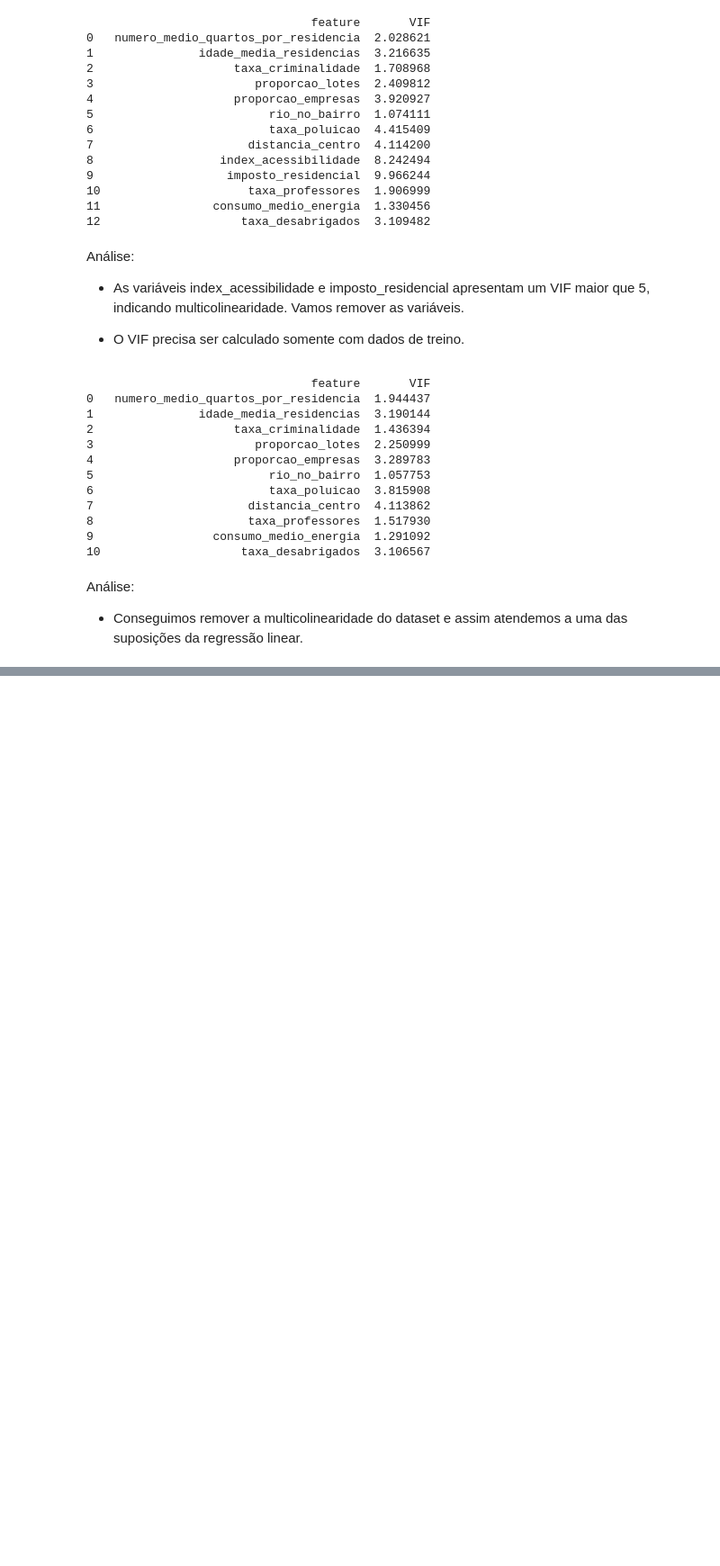
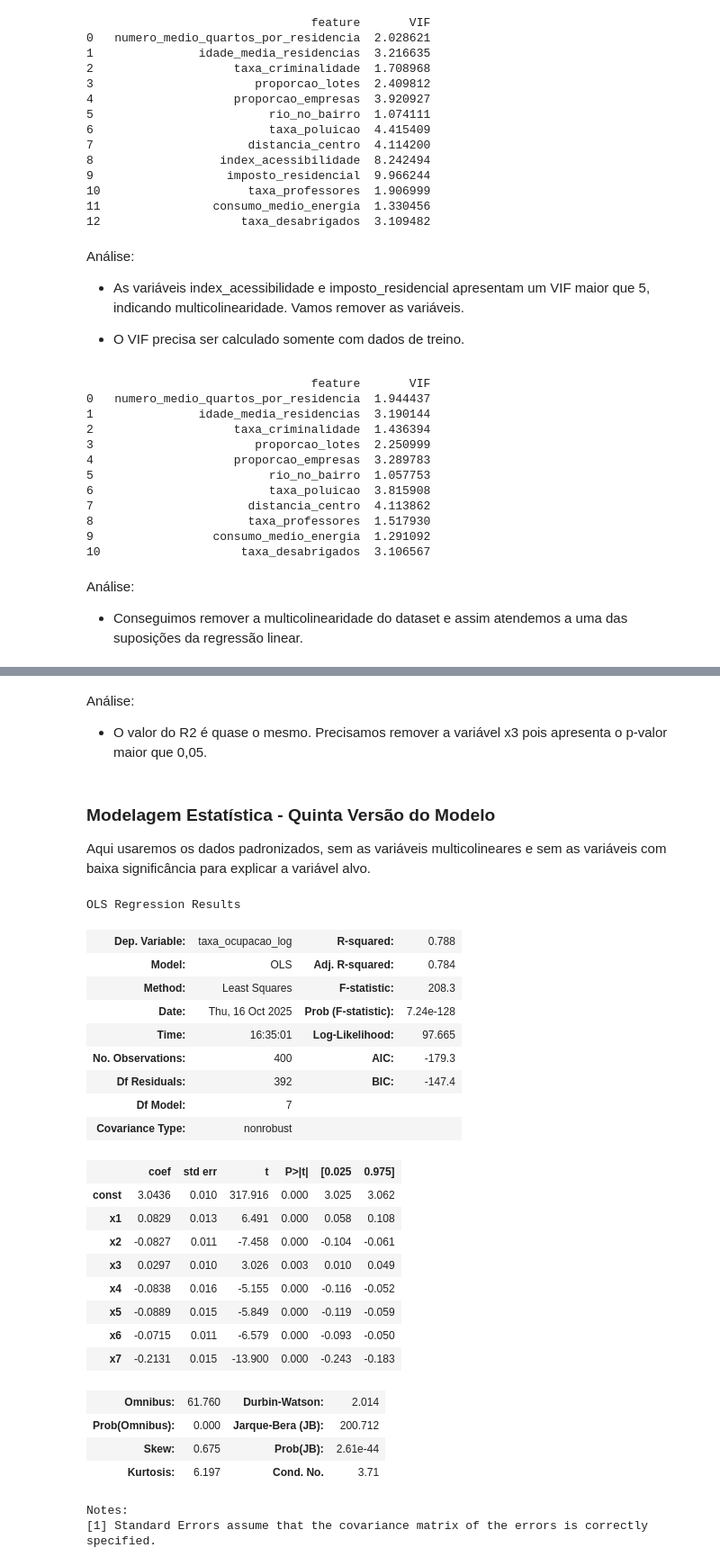
Before and after one commit to prisciladalepiane/machine-learning, a Jupyter notebook: 02-mat-est-aplicada/07-ocupacao-imoveis.ipynb, the cells around one changed output, grey strips where cells are left out. Shown at 90% size. Drawn from its saved outputs; the diff is of its cells as text; code cells hidden in the pictures; blank space fills up the shorter version.

```diff
--- a/02-mat-est-aplicada/07-ocupacao-imoveis.ipynb
+++ b/02-mat-est-aplicada/07-ocupacao-imoveis.ipynb
@@ -600,0 +691,47 @@ X_teste_scaled = df_X_teste.to_numpy()
+# %% [markdown]
+Análise:
+
+- O valor do R2 é quase o mesmo. Precisamos remover a variável x3 pois apresenta o p-valor maior que 0,05.
+# %%
+# Removemos a coluna de índice 2 em treino
+X_treino_clean2 = np.delete(X_treino_clean, [2], axis = 1)
+
+# Removemos a coluna de índice 2 em teste
+X_teste_clean2 = np.delete(X_teste_clean, [2], axis = 1)
+# %% [markdown]
+### Modelagem Estatística - Quinta Versão do Modelo
+
+Aqui usaremos os dados padronizados, sem as variáveis multicolineares e sem as variáveis com baixa significância para explicar a variável alvo.
+# %%
+# Adiciona a constante
+X_treino_const = sm.add_constant(X_treino_clean2)
+# %%
+# Cria o modelo
+modelo_v5 = sm.OLS(y_treino, X_treino_const).fit()
+modelo_v5.summary()
+# %% [output]
+OLS Regression Results
+| Dep. Variable: | taxa_ocupacao_log | R-squared: | 0.788 |
+| Model: | OLS | Adj. R-squared: | 0.784 |
+| Method: | Least Squares | F-statistic: | 208.3 |
+| Date: | Thu, 16 Oct 2025 | Prob (F-statistic): | 7.24e-128 |
+| Time: | 16:35:01 | Log-Likelihood: | 97.665 |
+| No. Observations: | 400 | AIC: | -179.3 |
+| Df Residuals: | 392 | BIC: | -147.4 |
+| Df Model: | 7 |  |  |
+| Covariance Type: | nonrobust |  |  |
+|  | coef | std err | t | P>|t| | [0.025 | 0.975] |
+| const | 3.0436 | 0.010 | 317.916 | 0.000 | 3.025 | 3.062 |
+| x1 | 0.0829 | 0.013 | 6.491 | 0.000 | 0.058 | 0.108 |
+| x2 | -0.0827 | 0.011 | -7.458 | 0.000 | -0.104 | -0.061 |
+| x3 | 0.0297 | 0.010 | 3.026 | 0.003 | 0.010 | 0.049 |
+| x4 | -0.0838 | 0.016 | -5.155 | 0.000 | -0.116 | -0.052 |
+| x5 | -0.0889 | 0.015 | -5.849 | 0.000 | -0.119 | -0.059 |
+| x6 | -0.0715 | 0.011 | -6.579 | 0.000 | -0.093 | -0.050 |
+| x7 | -0.2131 | 0.015 | -13.900 | 0.000 | -0.243 | -0.183 |
+| Omnibus: | 61.760 | Durbin-Watson: | 2.014 |
+| Prob(Omnibus): | 0.000 | Jarque-Bera (JB): | 200.712 |
+| Skew: | 0.675 | Prob(JB): | 2.61e-44 |
+| Kurtosis: | 6.197 | Cond. No. | 3.71 |
+Notes:
+[1] Standard Errors assume that the covariance matrix of the errors is correctly specified.
```
Also changed, not shown: parts of 9 cells of this notebook.
